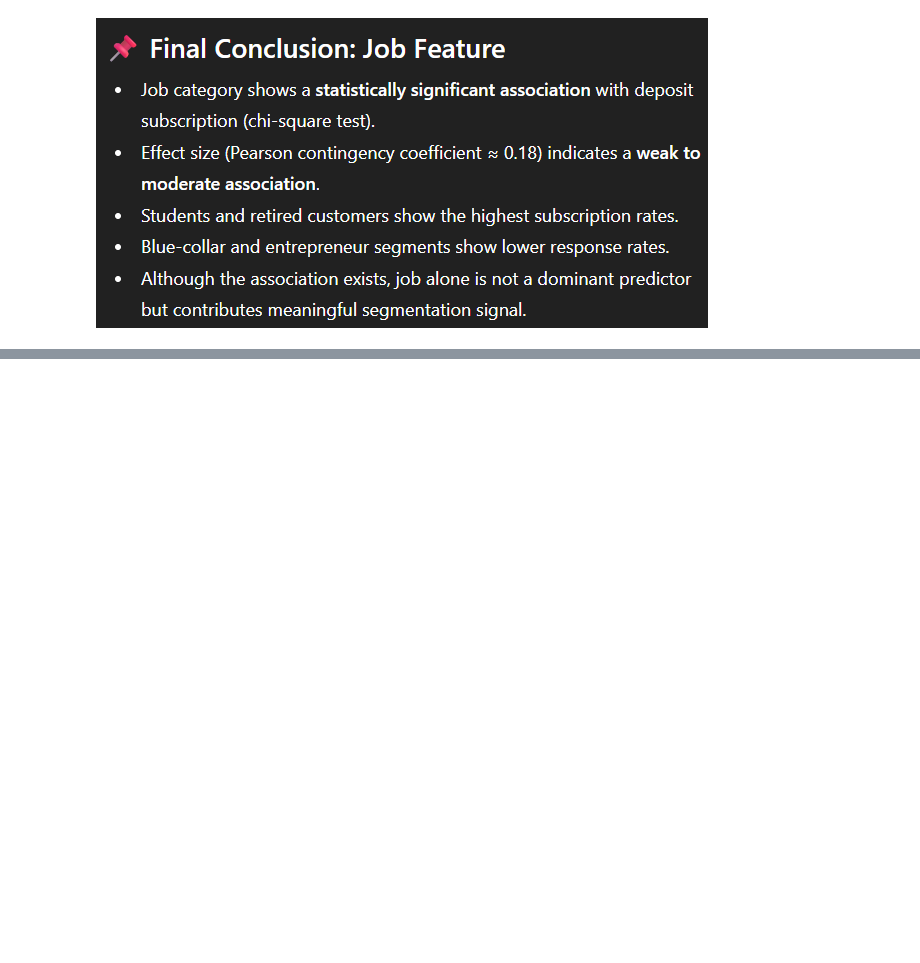
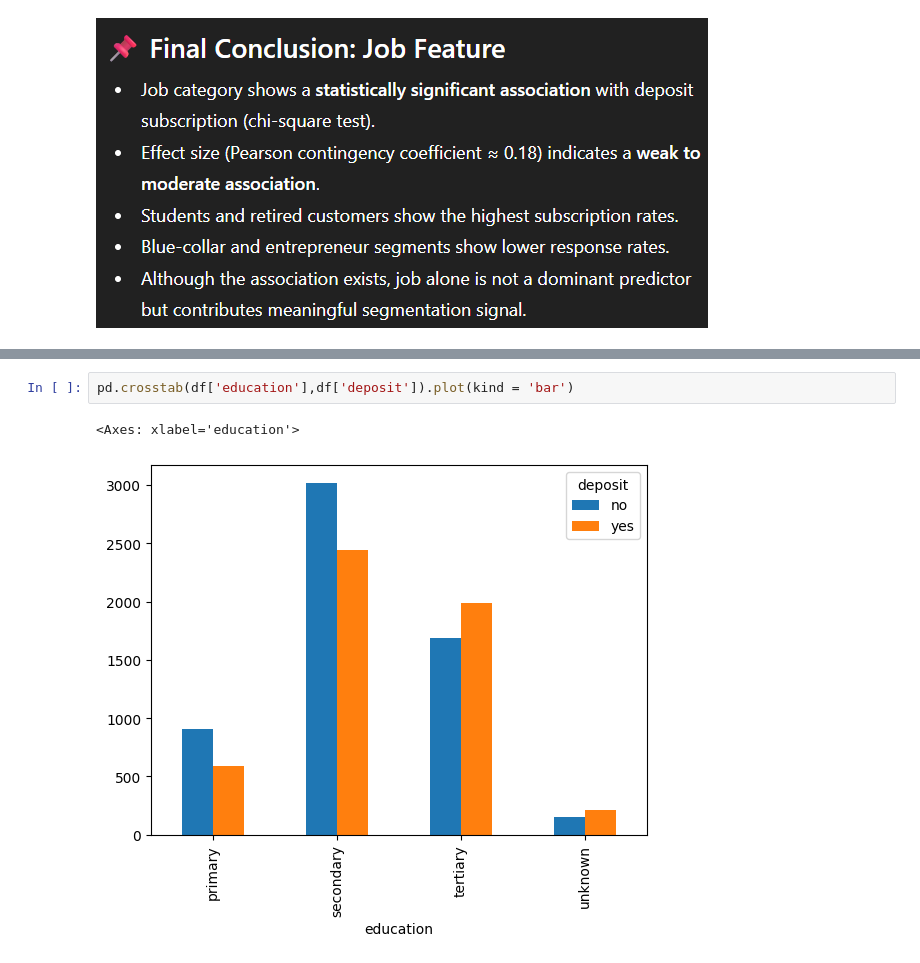
Before and after one commit to UKD1211/100_days_ML_cX_ISI_DS, a Jupyter notebook: Bank_Marketing_Campaign.ipynb, the cells around one changed output, grey strips where cells are left out. Saved outputs shown, nothing was run; the diff lists cells and outputs as text; blank space fills up the shorter version.

```diff
--- a/Bank_Marketing_Campaign.ipynb
+++ b/Bank_Marketing_Campaign.ipynb
@@ -396,0 +504,5 @@ np.float64(0.18154620388103712)
+# %%
+pd.crosstab(df['education'],df['deposit']).plot(kind = 'bar')
+# %% [output]
+<Axes: xlabel='education'>
+[figure, added]
```
Also changed, not shown: parts of 39 cells of this notebook.
